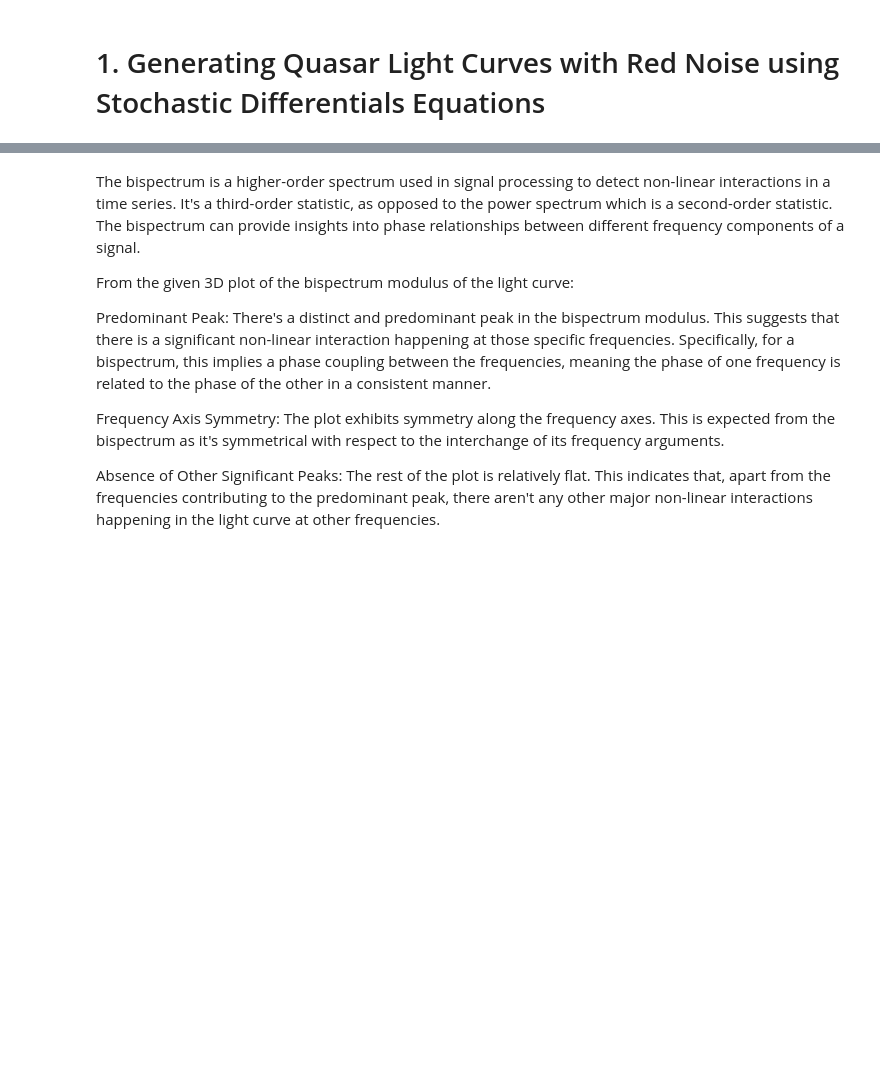
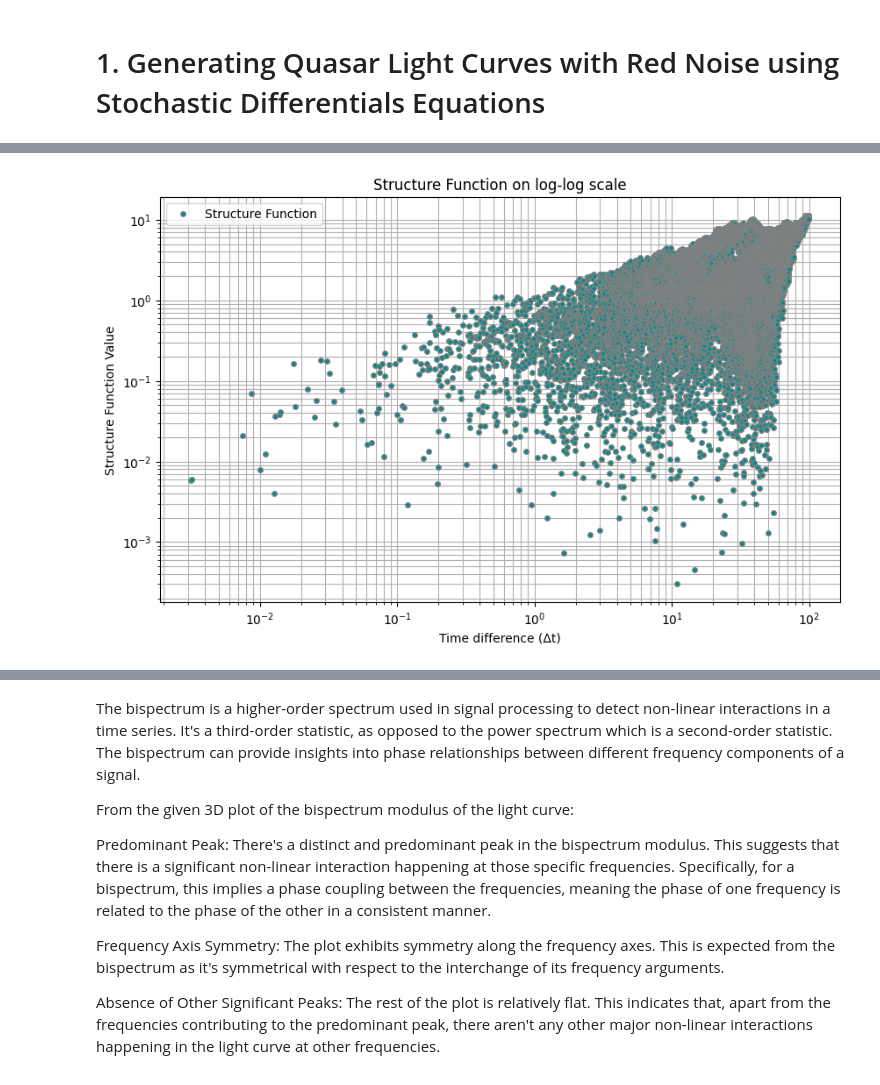
Before and after one commit to SofiM96/time_series_data_analysis, a Jupyter notebook: tutorials/Tutorial2/ADATutorial2.ipynb, the cells around one changed output, grey strips where cells are left out. Cells and saved outputs as stored; diff of their text form; code cells hidden in the pictures; blank space fills up the shorter version.

```diff
--- a/tutorials/Tutorial2/ADATutorial2.ipynb
+++ b/tutorials/Tutorial2/ADATutorial2.ipynb
@@ -154,26 +139,25 @@ We calculated binned SF according formula 9 given here https://arxiv.org/pdf/160
 # %%
-import numpy as np
 def structure_function(t, y):
-    N = len(t)
+    n = len(t)
     delta_t = []
-    SF = []
+    structure_fun = []
 
     # Loop over all pairs of data points
-    for i in range(N):
-        for j in range(i+1, N):
+    for i in range(n):
+        for j in range(i+1, n):
             dt = abs(t[j] - t[i])
             dy = y[j] - y[i]
 
             delta_t.append(dt)
-            SF.append(dy**2)
+            structure_fun.append(dy**2)
 
     # Aggregate over unique delta_t values
     unique_dt = np.unique(delta_t)
-    aggregated_SF = []
+    aggregated_sf = []
 
     for dt in unique_dt:
         indices = np.where(delta_t == dt)
-        mean_sf_for_dt = np.sqrt(np.mean(np.array(SF)[indices]))
-        aggregated_SF.append(mean_sf_for_dt)
+        mean_sf_for_dt = np.sqrt(np.mean(np.array(structure_fun)[indices]))
+        aggregated_sf.append(mean_sf_for_dt)
 
-    return unique_dt, aggregated_SF
+    return unique_dt, aggregated_sf
@@ -181,0 +164,17 @@ delta_ts, SF_values = structure_function(t, y)
+# %%
+# Apply the structure_function to the previously generated data y and t:
+delta_ts, SF_values = structure_function(t_uneven, y_uneven)
+# %%
+# Assuming you've already computed delta_ts and SF_values using the structure_function function
+
+# Plot
+plt.figure(figsize=(10, 6))
+plt.loglog(delta_ts, SF_values, 'o', label='Structure Function', color="darkcyan", mec="gray", ms=4)
+plt.xlabel('Time difference (Δt)')
+plt.ylabel('Structure Function Value')
+plt.title('Structure Function on log-log scale')
+plt.grid(which='both')
+plt.legend()
+plt.show()
+# %% [output]
+[figure, added]
```
Also changed, not shown: parts of 32 cells of this notebook.
